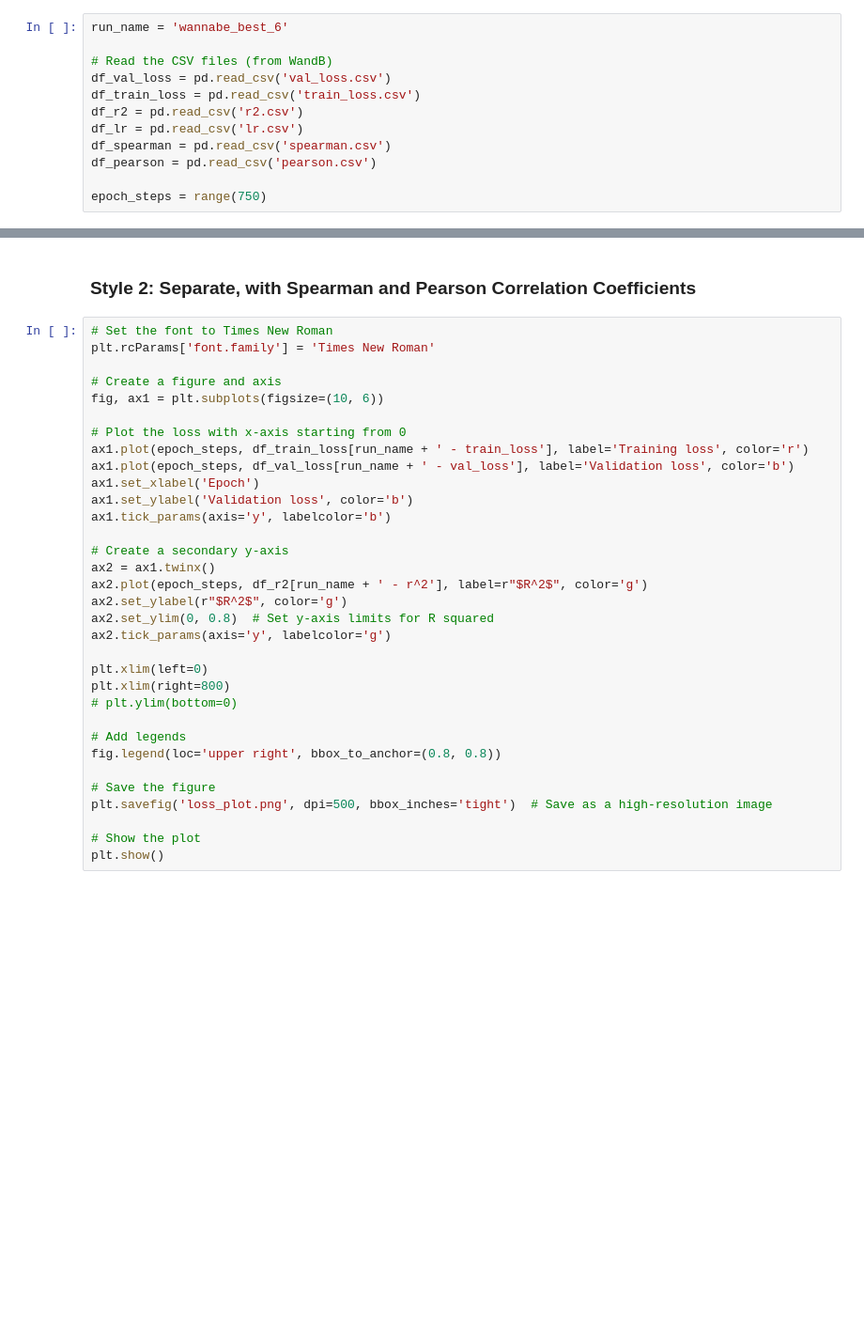
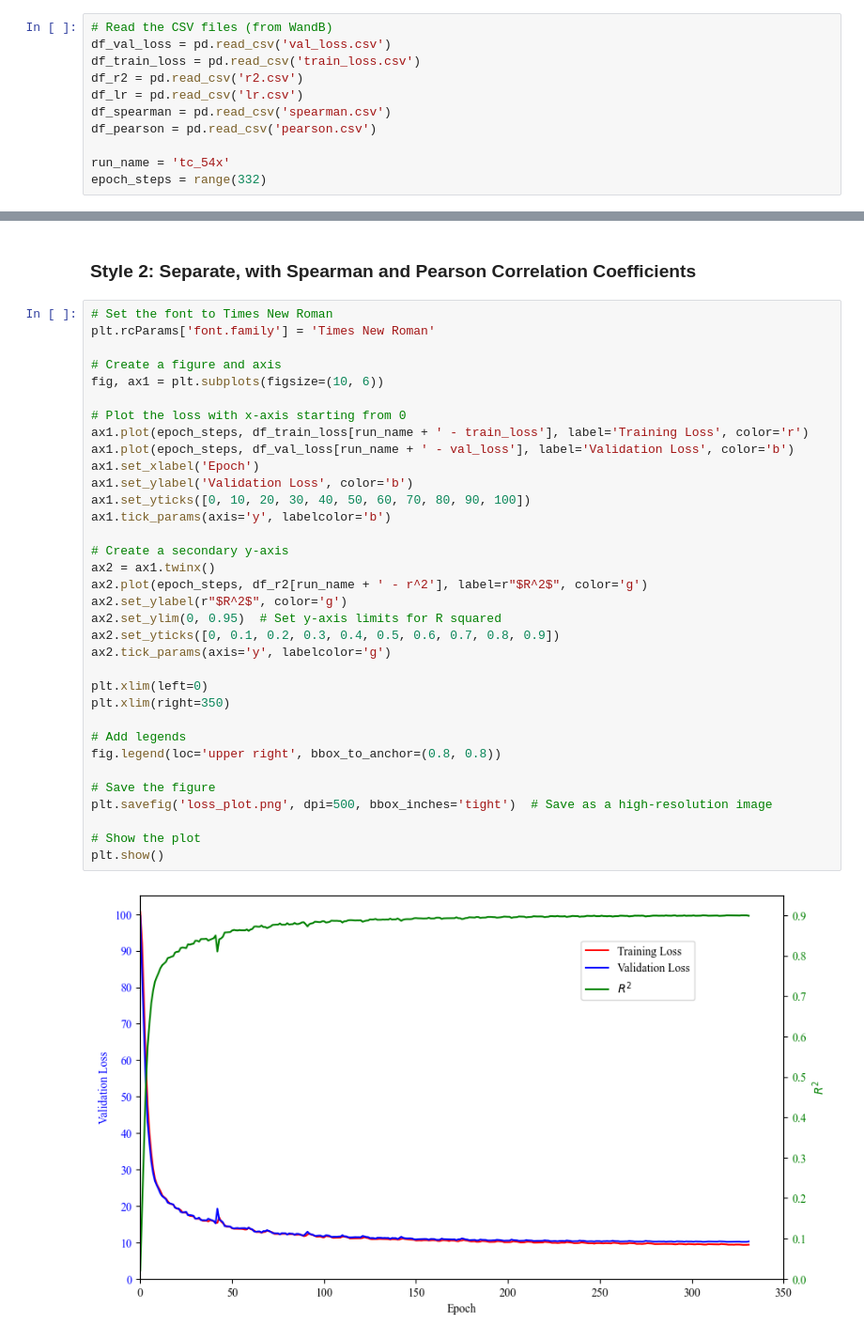
Before and after one commit to govindgoel/ml, a Jupyter notebook: scripts/training/plot_learning_curves.ipynb, the cells around one changed output, grey strips where cells are left out. Shown at 94% size. Cells and saved outputs as stored; diff of their text form; blank space fills up the shorter version.

Commit message:
plotting + misc fixes

```diff
--- a/scripts/training/plot_learning_curves.ipynb
+++ b/scripts/training/plot_learning_curves.ipynb
@@ -6,8 +7,6 @@ This notebook can be used to plot learning curves for a given run, including los
 import pandas as pd
 import matplotlib.pyplot as plt
 # %%
-run_name = 'wannabe_best_6'
-
 # Read the CSV files (from WandB)
 df_val_loss = pd.read_csv('val_loss.csv')
 df_train_loss = pd.read_csv('train_loss.csv')
@@ -16,4 +15,5 @@ df_lr = pd.read_csv('lr.csv')
 df_spearman = pd.read_csv('spearman.csv')
 df_pearson = pd.read_csv('pearson.csv')
 
-epoch_steps = range(750)
+run_name = 'tc_54x'
+epoch_steps = range(332)
@@ -69,36 +95,39 @@ plt.show()
 # %%
 # Set the font to Times New Roman
 plt.rcParams['font.family'] = 'Times New Roman'
 
 # Create a figure and axis
 fig, ax1 = plt.subplots(figsize=(10, 6))
 
 # Plot the loss with x-axis starting from 0
-ax1.plot(epoch_steps, df_train_loss[run_name + ' - train_loss'], label='Training loss', color='r')
-ax1.plot(epoch_steps, df_val_loss[run_name + ' - val_loss'], label='Validation loss', color='b')
+ax1.plot(epoch_steps, df_train_loss[run_name + ' - train_loss'], label='Training Loss', color='r')
+ax1.plot(epoch_steps, df_val_loss[run_name + ' - val_loss'], label='Validation Loss', color='b')
 ax1.set_xlabel('Epoch')
-ax1.set_ylabel('Validation loss', color='b')
+ax1.set_ylabel('Validation Loss', color='b')
+ax1.set_yticks([0, 10, 20, 30, 40, 50, 60, 70, 80, 90, 100])
 ax1.tick_params(axis='y', labelcolor='b')
 
 # Create a secondary y-axis
 ax2 = ax1.twinx()
 ax2.plot(epoch_steps, df_r2[run_name + ' - r^2'], label=r"$R^2$", color='g')
 ax2.set_ylabel(r"$R^2$", color='g')
-ax2.set_ylim(0, 0.8)  # Set y-axis limits for R squared
+ax2.set_ylim(0, 0.95)  # Set y-axis limits for R squared
+ax2.set_yticks([0, 0.1, 0.2, 0.3, 0.4, 0.5, 0.6, 0.7, 0.8, 0.9])
 ax2.tick_params(axis='y', labelcolor='g')
 
 plt.xlim(left=0)
-plt.xlim(right=800)
-# plt.ylim(bottom=0)
+plt.xlim(right=350)
 
 # Add legends
 fig.legend(loc='upper right', bbox_to_anchor=(0.8, 0.8))
 
 # Save the figure
 plt.savefig('loss_plot.png', dpi=500, bbox_inches='tight')  # Save as a high-resolution image
 
 # Show the plot
 plt.show()
+# %% [output]
+[figure, added]
 # %%
 # Set the font to Times New Roman
 plt.rcParams['font.family'] = 'Times New Roman'
```
Also changed, not shown: parts of 3 cells of this notebook, 2 other files.
